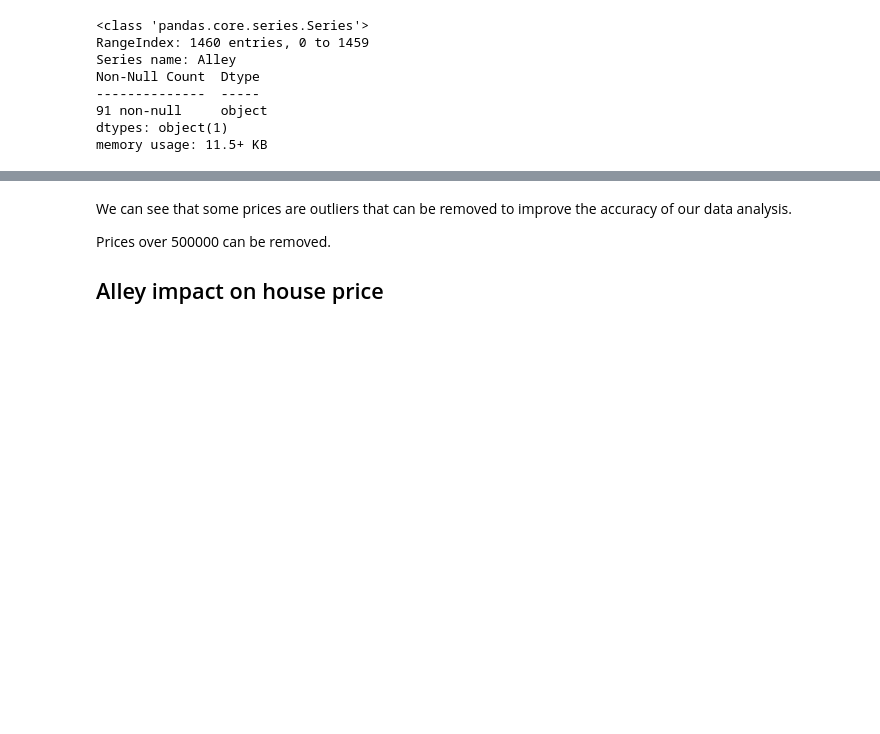
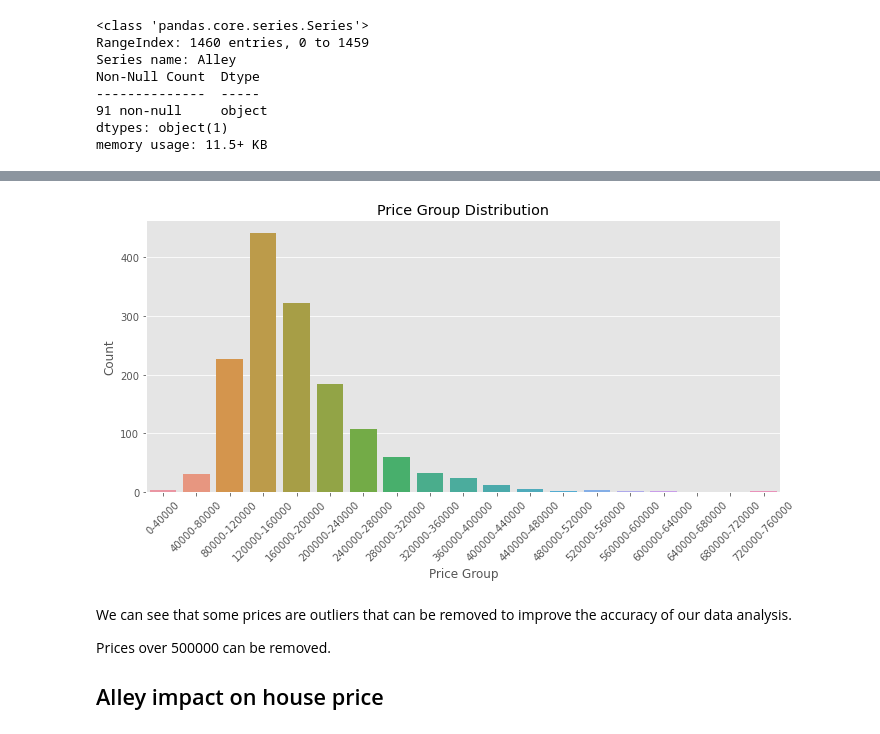
Before and after one commit to Yichen575/kaggle-projects, a Jupyter notebook: house-prices-advanced-regression-techniques/Analysis.ipynb, the cells around one changed output, grey strips where cells are left out. Cells and saved outputs as stored; diff of their text form; code cells hidden in the pictures; blank space fills up the shorter version.

```diff
--- a/house-prices-advanced-regression-techniques/Analysis.ipynb
+++ b/house-prices-advanced-regression-techniques/Analysis.ipynb
@@ -64,3 +64,27 @@ Text(0.5, 1.0, 'kde plot of train')
+# %%
+fig = plt.figure(figsize=(25, 5))
+# Create a figure and subplots
+ax1 = plt.subplot(1, 2, 1)
+
+bins = list(range(0, 800000, 40000))
+labels = [f"{start}-{end}" for start, end in zip(bins[:-1], bins[1:])]
+
+# Segment people by age
+train['Price Group'] = pd.cut(train['SalePrice'], bins=bins, labels=labels, right=False)
+
+train['Price Group'] = train['Price Group'].astype(str)
+
+sns.countplot(x='Price Group', data=train, order=labels)
+
+ax1.set_xlabel('Price Group')
+ax1.set_ylabel('Count')
+ax1.set_title('Price Group Distribution')
+
+plt.xticks(rotation=45)  # Rotate x-axis labels if needed
+
+plt.show()
+# %% [output]
+[figure, added]
 # %% [markdown]
 We can see that some prices are outliers that can be removed to improve the accuracy of our data analysis.
 
```
Also changed, not shown: parts of 15 cells of this notebook, 1 other file.
